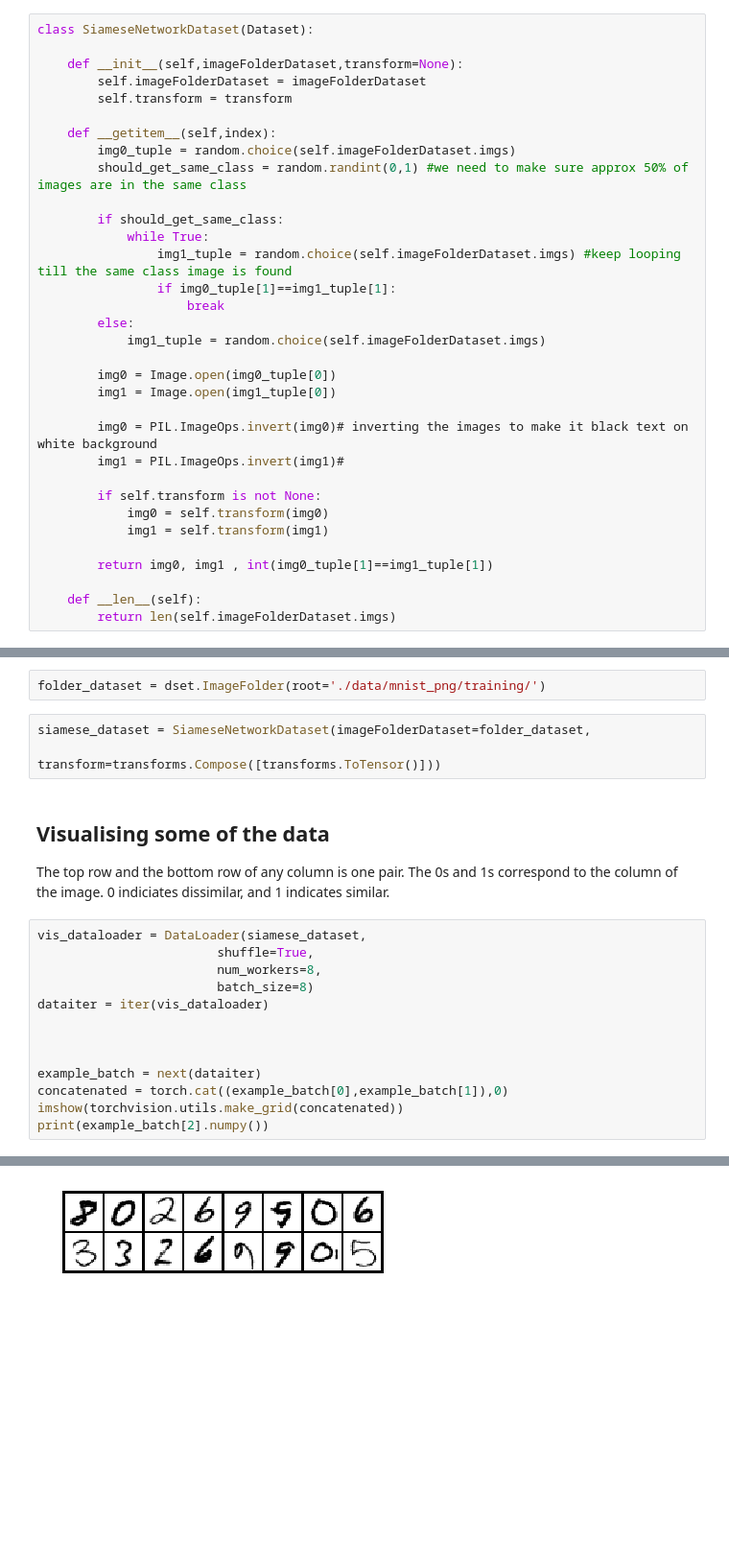
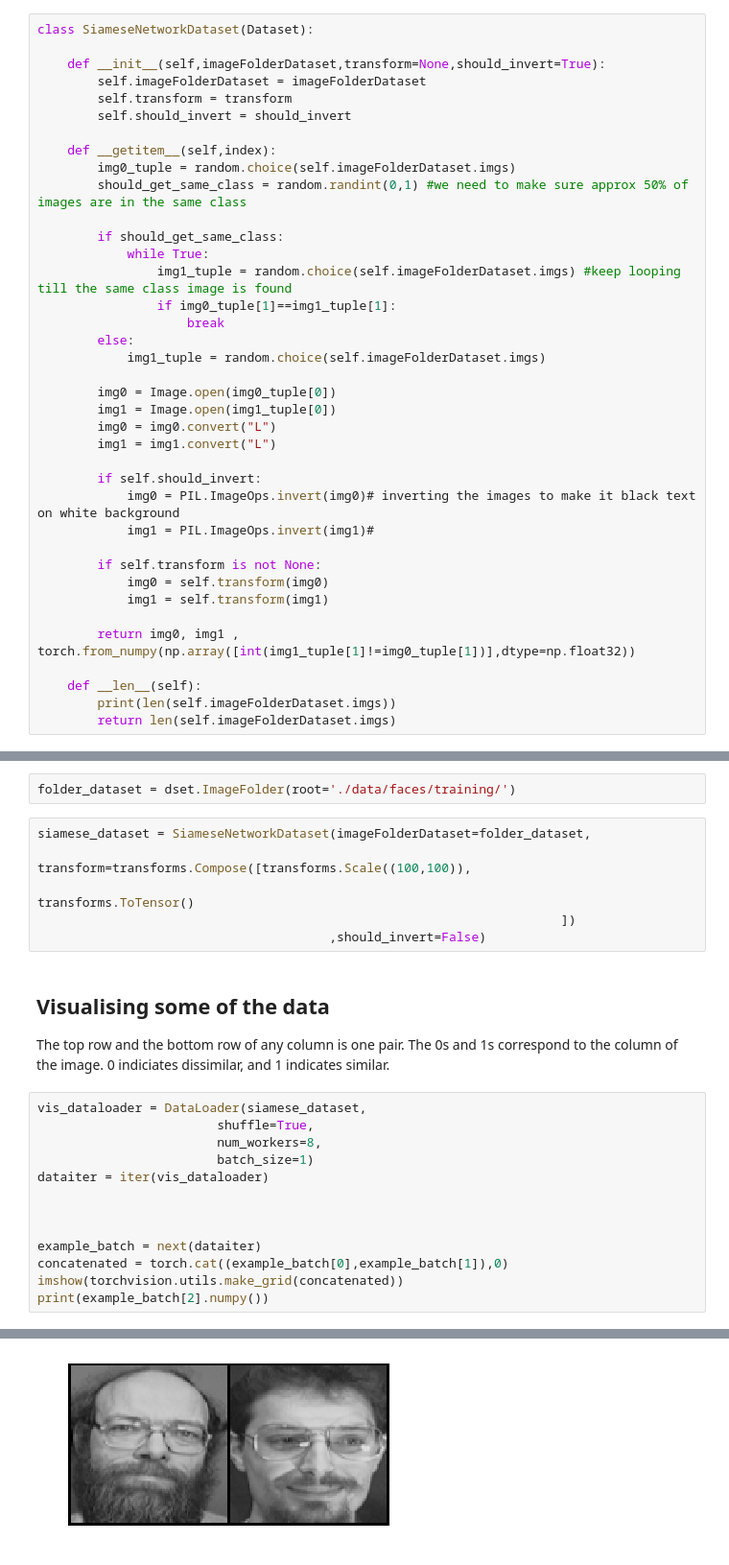
Before and after one commit to harveyslash/Facial-Similarity-with-Siamese-Networks-in-Pytorch, a Jupyter notebook: Siamese-networks-medium.ipynb, the cells around one changed output, grey strips where cells are left out. Shown at 96% size. Cells and saved outputs as stored; diff of their text form; blank space fills up the shorter version.

Commit message:
Changed dataset to att faces

```diff
--- a/Siamese-networks-medium.ipynb
+++ b/Siamese-networks-medium.ipynb
@@ -33,9 +46,10 @@ This dataset generates a pair of images
 # %%
 class SiameseNetworkDataset(Dataset):
 
-    def __init__(self,imageFolderDataset,transform=None):
+    def __init__(self,imageFolderDataset,transform=None,should_invert=True):
         self.imageFolderDataset = imageFolderDataset
         self.transform = transform
+        self.should_invert = should_invert
 
     def __getitem__(self,index):
         img0_tuple = random.choice(self.imageFolderDataset.imgs)
@@ -51,25 +65,32 @@ class SiameseNetworkDataset(Dataset):
 
         img0 = Image.open(img0_tuple[0])
         img1 = Image.open(img1_tuple[0])
+        img0 = img0.convert("L")
+        img1 = img1.convert("L")
 
-        img0 = PIL.ImageOps.invert(img0)# inverting the images to make it black text on white background
-        img1 = PIL.ImageOps.invert(img1)#
+        if self.should_invert:
+            img0 = PIL.ImageOps.invert(img0)# inverting the images to make it black text on white background
+            img1 = PIL.ImageOps.invert(img1)#
 
         if self.transform is not None:
             img0 = self.transform(img0)
             img1 = self.transform(img1)
 
-        return img0, img1 , int(img0_tuple[1]==img1_tuple[1])
+        return img0, img1 , torch.from_numpy(np.array([int(img1_tuple[1]!=img0_tuple[1])],dtype=np.float32))
 
     def __len__(self):
+        print(len(self.imageFolderDataset.imgs))
         return len(self.imageFolderDataset.imgs)
 # %% [markdown]
 ## Using Image Folder Dataset
 # %%
-folder_dataset = dset.ImageFolder(root='./data/mnist_png/training/')
+folder_dataset = dset.ImageFolder(root='./data/faces/training/')
 # %%
 siamese_dataset = SiameseNetworkDataset(imageFolderDataset=folder_dataset,
-                                        transform=transforms.Compose([transforms.ToTensor()]))
+                                        transform=transforms.Compose([transforms.Scale((100,100)),
+                                                                      transforms.ToTensor()
+                                                                      ])
+                                       ,should_invert=False)
 # %% [markdown]
 ## Visualising some of the data
 The top row and the bottom row of any column is one pair. The 0s and 1s correspond to the column of the image.
@@ -78,7 +99,7 @@ The top row and the bottom row of any column is one pair. The 0s and 1s correspo
 vis_dataloader = DataLoader(siamese_dataset,
                         shuffle=True,
                         num_workers=8,
-                        batch_size=8)
+                        batch_size=1)
 dataiter = iter(vis_dataloader)
 
 
@@ -92 +113 @@ print(example_batch[2].numpy())
-[figure, old version]
+[figure, new version]
```
Also changed, not shown: parts of 20 cells of this notebook.
